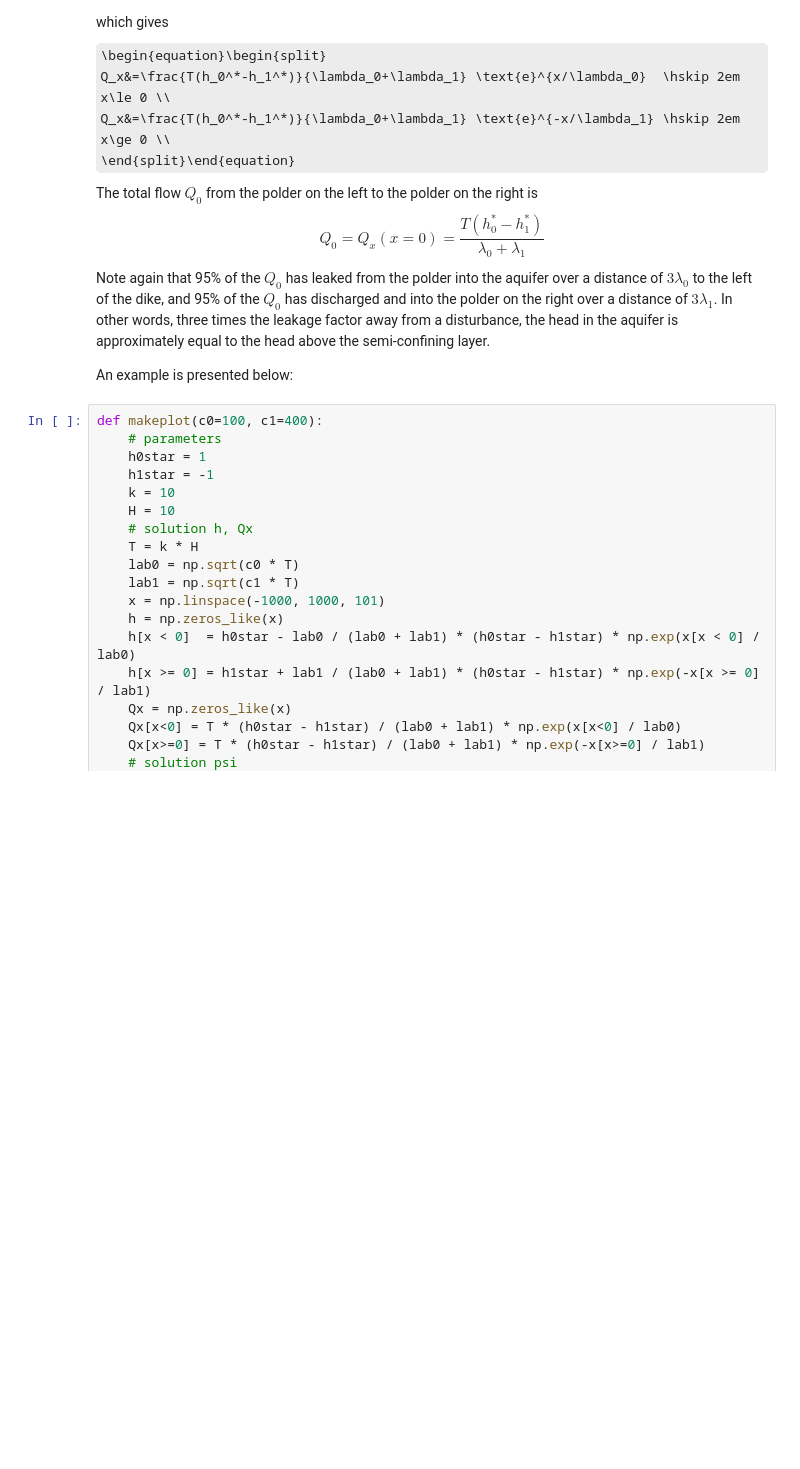
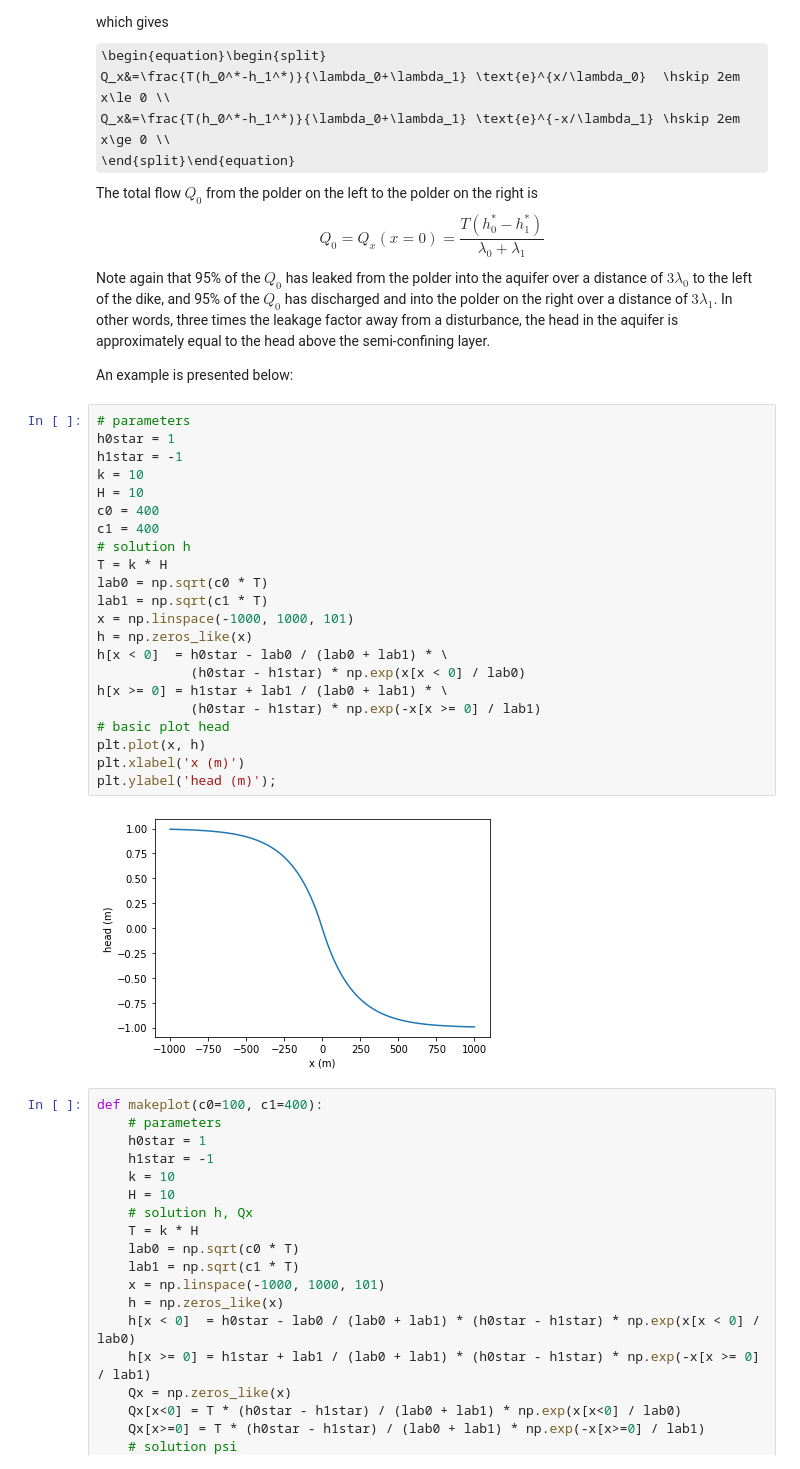
Before and after one commit to mbakker7/fun_notebooks, a Jupyter notebook: example_semi_confined_agu2019.ipynb, the cells around one changed output. Cells and saved outputs as stored; diff of their text form; some formulas as TeX source; blank space fills up the shorter version.

```diff
--- a/example_semi_confined_agu2019.ipynb
+++ b/example_semi_confined_agu2019.ipynb
@@ -87,6 +87,30 @@ Q_0=Q_x(x=0)=\frac{T(h_0^*-h_1^*)}{\lambda_0+\lambda_1}
 Note again that 95% of the $Q_0$ has leaked from the polder into the aquifer over a distance of $3\lambda_0$ to the left of the dike, and 95% of the $Q_0$ has discharged and into the polder on the right over a distance of $3\lambda_1$. In other words, three times the leakage factor away from a disturbance, the head in the aquifer is approximately equal to the head above the semi-confining layer.
 
 An example is presented below:
+# %%
+# parameters
+h0star = 1
+h1star = -1
+k = 10
+H = 10
+c0 = 400
+c1 = 400
+# solution h
+T = k * H
+lab0 = np.sqrt(c0 * T)
+lab1 = np.sqrt(c1 * T)
+x = np.linspace(-1000, 1000, 101)
+h = np.zeros_like(x)
+h[x < 0]  = h0star - lab0 / (lab0 + lab1) * \
+            (h0star - h1star) * np.exp(x[x < 0] / lab0)
+h[x >= 0] = h1star + lab1 / (lab0 + lab1) * \
+            (h0star - h1star) * np.exp(-x[x >= 0] / lab1)
+# basic plot head
+plt.plot(x, h)
+plt.xlabel('x (m)')
+plt.ylabel('head (m)');
+# %% [output]
+[figure, added]
 # %%
 def makeplot(c0=100, c1=400):
     # parameters
```
Also changed, not shown: parts of 2 cells of this notebook, 1 other file.
